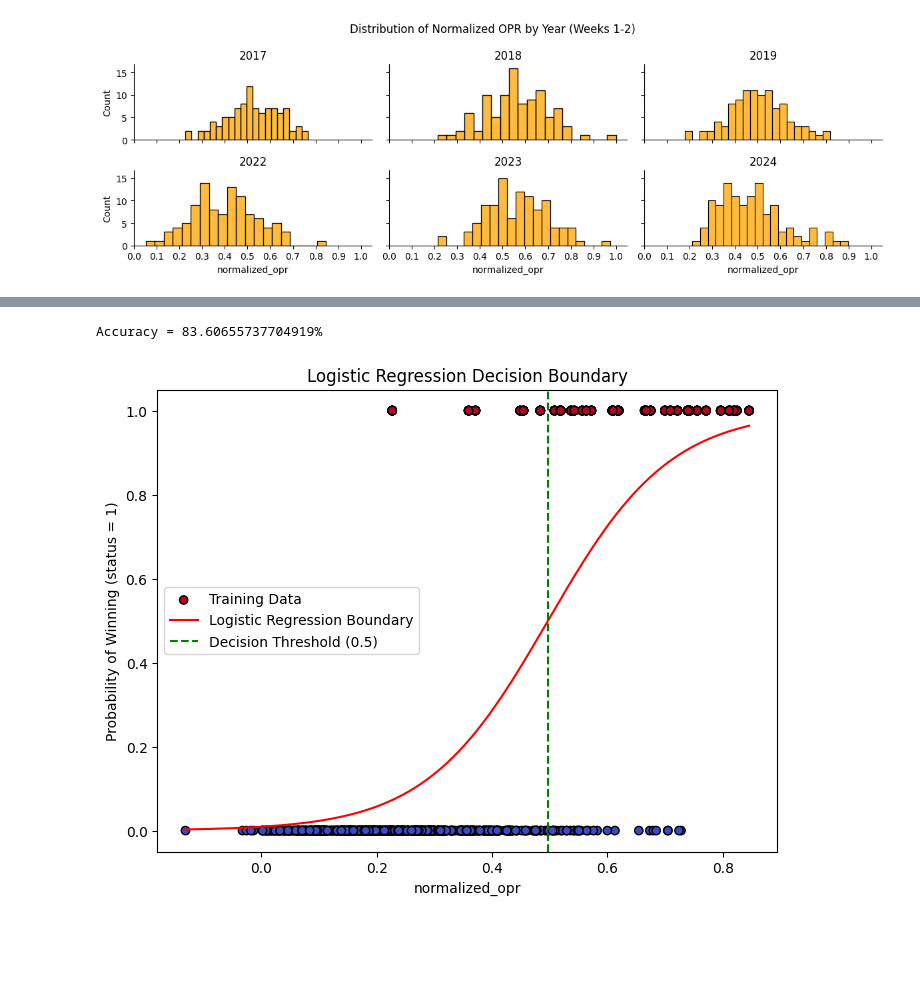
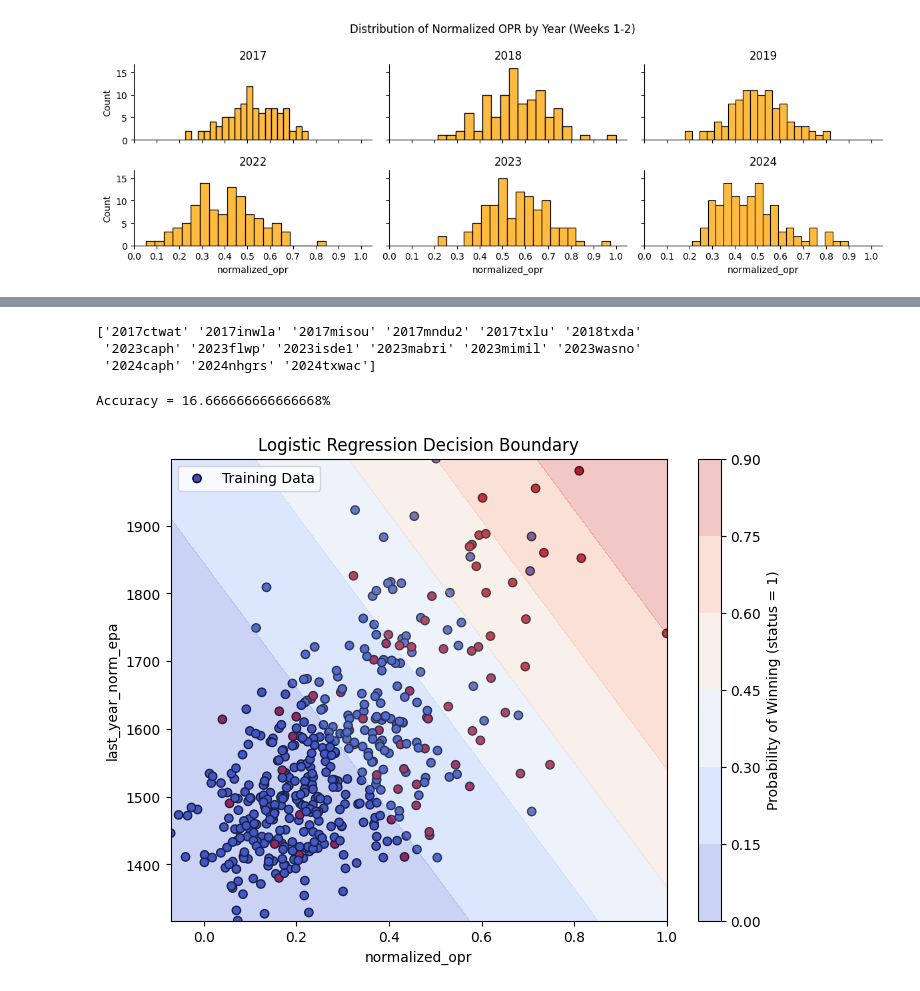
Before and after one commit to Bjorn4481/X--rule-data, a Jupyter notebook: Analysis.ipynb, the cells around one changed output, grey strips where cells are left out. Cells and saved outputs as stored; diff of their text form; code cells hidden in the pictures; blank space fills up the shorter version.

```diff
--- a/Analysis.ipynb
+++ b/Analysis.ipynb
@@ -286,21 +311,30 @@ from sklearn.preprocessing import LabelEncoder
 import time
 
 # Preprocessing
-data = data[data['state_prov'] == 'CA']
-data= data[data['week'].isin([0, 1])]
+# only use data with week 1 or 2
+data = data[data['week'].isin([0, 1])]
+
+# get all events where there are exactly 8 teams with a last_year_norm_epa value above 1600
+events_with_8_teams_above_1600 = data[data['last_year_norm_epa'] > 1800].groupby('event_key').filter(lambda x: len(x) in [2,3,4,5,6])['event_key'].unique()
+print(events_with_8_teams_above_1600)
+data = data[data['event_key'].isin(events_with_8_teams_above_1600)]
+
+
+
 data['status'] = data['status'].fillna('eliminated')
 # if status is 'won' but pick is 2 or higher, change status to 'eliminated'
 data.loc[(data['status'] == 'won') & (data['pick'] > 1), 'status'] = 'eliminated'
+data.loc[data['status'] == 'finalist', 'status'] = 'winner'
 data['status'] = LabelEncoder().fit_transform(data['status'])  # Encode "won" = 1, others = 0
 data['pick'] = data['pick'].fillna(999)
 data['alliance'] = data['alliance'].fillna(999)
 data['year'] = data['year'].astype(float)
 
-# Make sure that each status=1 is duplicated 10 times in the dataset, keep the rest the same
-data = pd.concat([data[data['status'] == 1]] * 10 + [data[data['status'] == 0]])
+# Drop rows with NaN values in last_year_norm_epa
+data = data.dropna(subset=['last_year_norm_epa'])
 
 # Define X and Y
-X = data[['normalized_opr']]
+X = data[['normalized_opr', 'last_year_norm_epa']]
 Y = data['status']
 
 # Split data
@@ -309,38 +343,44 @@ X_train, X_test, Y_train, Y_test = train_test_split(X, Y, test_size=0.2, random_
 def print_accuracy(f):
     print(f"Accuracy = {100 * np.sum((f(X_test) == Y_test) & (Y_test == 1)) / np.sum(Y_test == 1)}%")
     time.sleep(0.5)  # to let the print get out before any progress bars
+# %% [output]
+['2017ctwat' '2017inwla' '2017misou' '2017mndu2' '2017txlu' '2018txda'
+ '2023caph' '2023flwp' '2023isde1' '2023mabri' '2023mimil' '2023wasno'
+ '2024caph' '2024nhgrs' '2024txwac']
 # %%
 from sklearn.linear_model import LogisticRegression
 model = LogisticRegression()
 model.fit(X_train, Y_train)
 print_accuracy(model.predict)
 # %% [output]
-Accuracy = 83.60655737704919%
+Accuracy = 16.666666666666668%
 # %%
 import matplotlib.pyplot as plt
 import numpy as np
 
-# Create a range of values for plotting the decision boundary
-x_vals = np.linspace(X_train.min(), X_train.max(), 500).reshape(-1, 1)
-y_vals = model.predict_proba(x_vals)[:, 1]  # Probability of class 1 (won)
+# Create a grid of values for plotting the decision boundary
+x1_vals = np.linspace(X_train['normalized_opr'].min(), X_train['normalized_opr'].max(), 100)
+x2_vals = np.linspace(X_train['last_year_norm_epa'].min(), X_train['last_year_norm_epa'].max(), 100)
+x1_grid, x2_grid = np.meshgrid(x1_vals, x2_vals)
+grid = np.c_[x1_grid.ravel(), x2_grid.ravel()]
+
+# Predict probabilities for the grid
+y_vals = model.predict_proba(grid)[:, 1].reshape(x1_grid.shape)  # Probability of class 1 (won)
 
 # Plot the decision boundary
 plt.figure(figsize=(8, 6))
-plt.scatter(X_train, Y_train, c=Y_train, cmap=plt.cm.coolwarm, edgecolors='k', label='Training Data')
-plt.plot(x_vals, y_vals, color='red', label='Logistic Regression Boundary')
-
-# Add a threshold line for decision boundary
-decision_boundary = x_vals[np.abs(y_vals - 0.5).argmin()]  # Find x where probability is closest to 0.5
-plt.axvline(decision_boundary, color='green', linestyle='--', label='Decision Threshold (0.5)')
+plt.scatter(X_train['normalized_opr'], X_train['last_year_norm_epa'], c=Y_train, cmap=plt.cm.coolwarm, edgecolors='k', label='Training Data')
+plt.contourf(x1_grid, x2_grid, y_vals, alpha=0.3, cmap=plt.cm.coolwarm)
+plt.colorbar(label='Probability of Winning (status = 1)')
 
 # Add labels and title
 plt.title("Logistic Regression Decision Boundary")
 plt.xlabel("normalized_opr")
-plt.ylabel("Probability of Winning (status = 1)")
+plt.ylabel("last_year_norm_epa")
 plt.legend()
 plt.show()
 # %% [output]
-[figure, old version]
+[figure, new version]
 # %%
 df_temp = df.copy()
 
```
Also changed, not shown: parts of 4 cells of this notebook, 2 other files.
